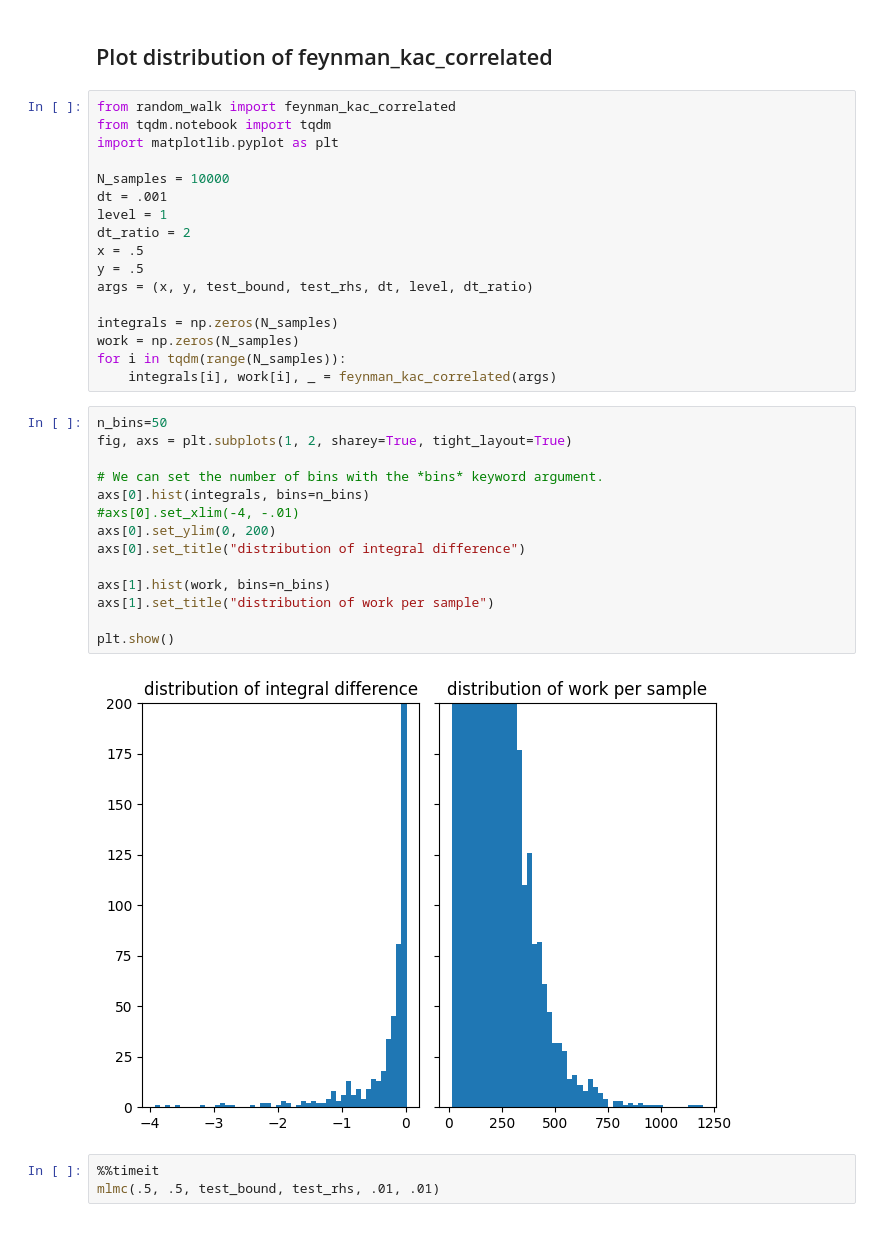
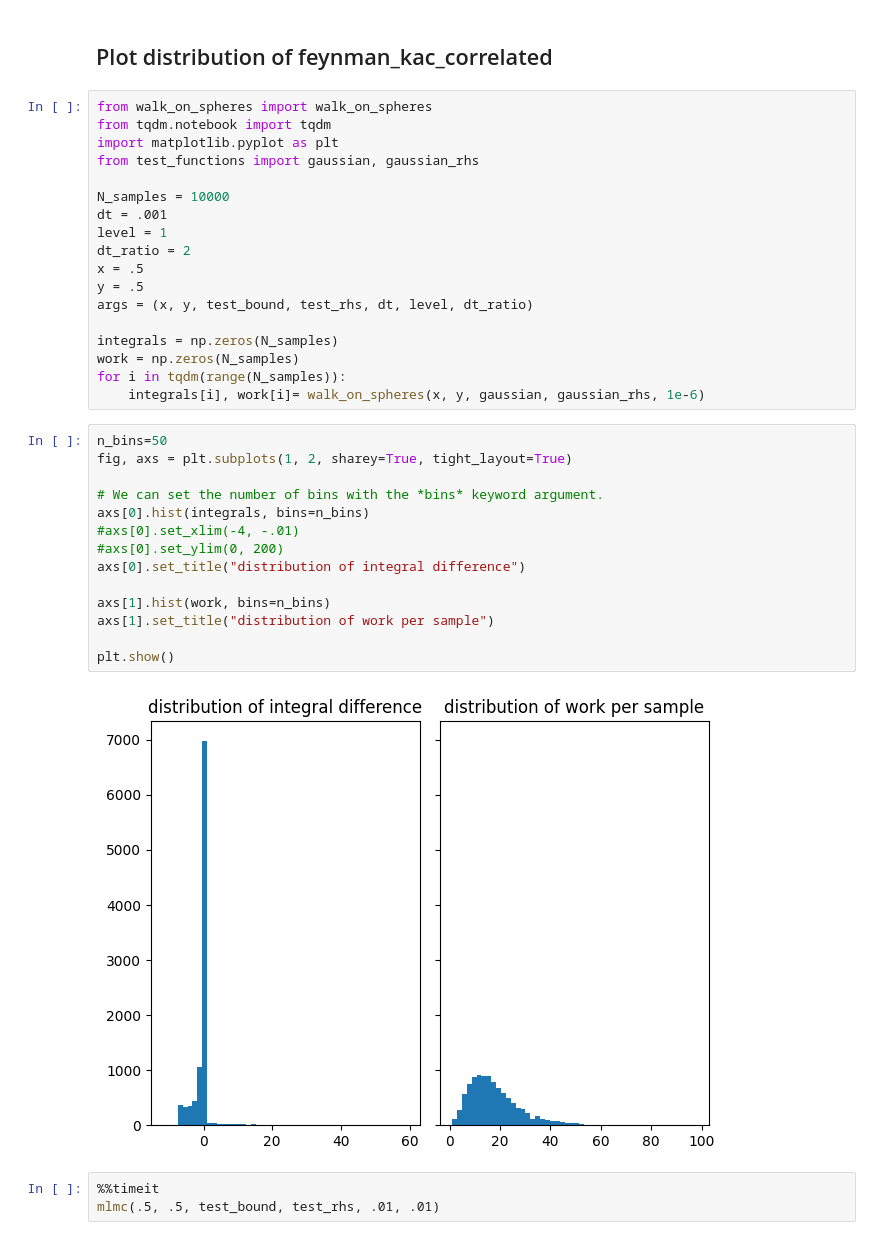
Before and after one commit to casparschucan/feynman-kac-python, a Jupyter notebook: src/experiments.ipynb, the cells around one changed output. Saved outputs shown, nothing was run; the diff lists cells and outputs as text.

```diff
--- a/src/experiments.ipynb
+++ b/src/experiments.ipynb
@@ -197,9 +197,10 @@ plt.show
 # %% [markdown]
 ## Plot distribution of feynman_kac_correlated
 # %%
-from random_walk import feynman_kac_correlated
+from walk_on_spheres import walk_on_spheres
 from tqdm.notebook import tqdm
 import matplotlib.pyplot as plt
+from test_functions import gaussian, gaussian_rhs
 
 N_samples = 10000
 dt = .001
@@ -212,23 +213,23 @@ args = (x, y, test_bound, test_rhs, dt, level, dt_ratio)
 integrals = np.zeros(N_samples)
 work = np.zeros(N_samples)
 for i in tqdm(range(N_samples)):
-    integrals[i], work[i], _ = feynman_kac_correlated(args)
+    integrals[i], work[i]= walk_on_spheres(x, y, gaussian, gaussian_rhs, 1e-6)
 # %%
 n_bins=50
 fig, axs = plt.subplots(1, 2, sharey=True, tight_layout=True)
 
 # We can set the number of bins with the *bins* keyword argument.
 axs[0].hist(integrals, bins=n_bins)
 #axs[0].set_xlim(-4, -.01)
-axs[0].set_ylim(0, 200)
+#axs[0].set_ylim(0, 200)
 axs[0].set_title("distribution of integral difference")
 
 axs[1].hist(work, bins=n_bins)
 axs[1].set_title("distribution of work per sample")
 
 plt.show()
 # %% [output]
-[figure, old version]
+[figure, new version]
 # %%
 %%timeit
 mlmc(.5, .5, test_bound, test_rhs, .01, .01)
```
Also changed, not shown: 1 other file.
